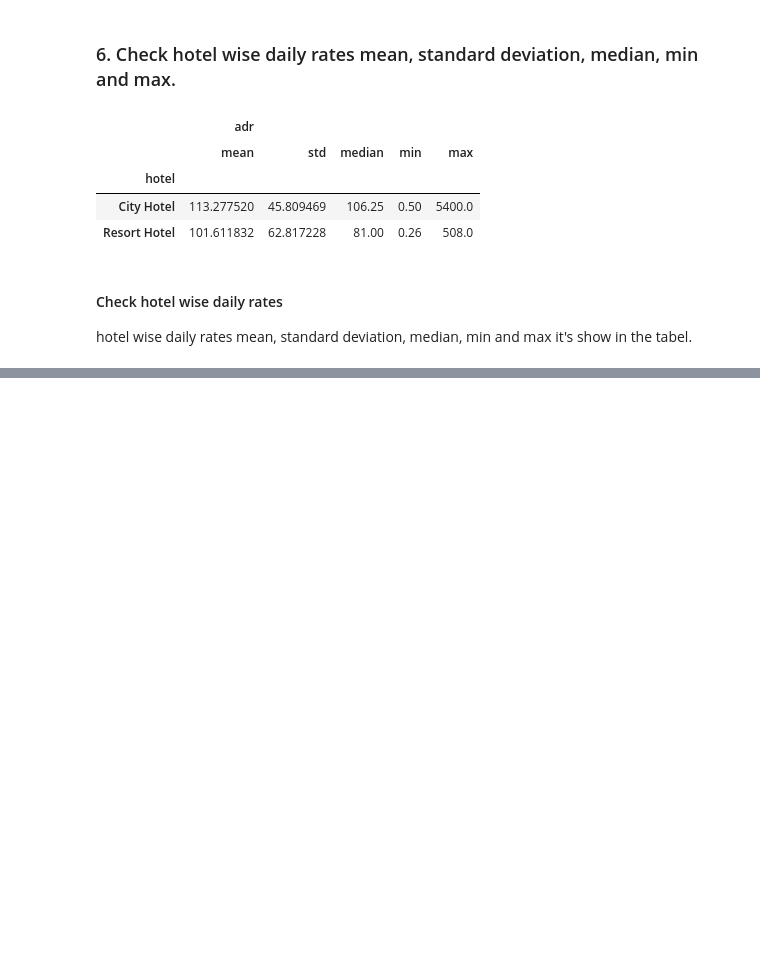
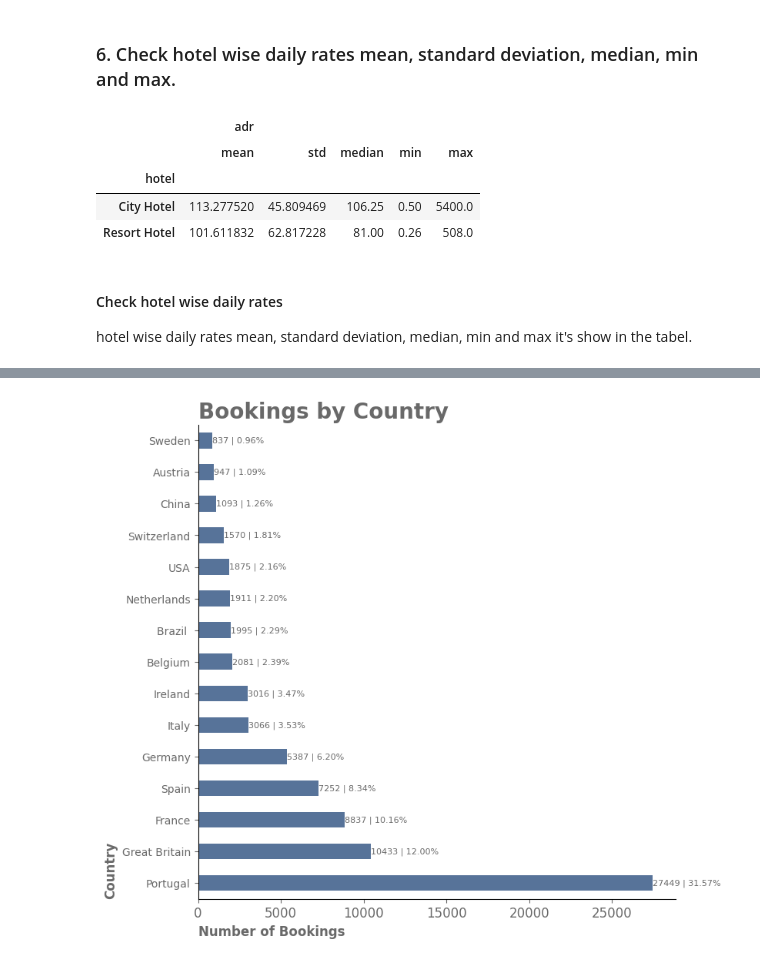
Before and after one commit to AliMSHGH/Hotel-_Bookings_Analysis, a Jupyter notebook: Hotel-_Bookings_Analysis.ipynb, the cells around one changed output, grey strips where cells are left out. Cells and saved outputs as stored; diff of their text form; code cells hidden in the pictures; blank space fills up the shorter version.

```diff
--- a/Hotel-_Bookings_Analysis.ipynb
+++ b/Hotel-_Bookings_Analysis.ipynb
@@ -1069,0 +1072,9 @@ hotel wise daily rates mean, standard deviation, median, min and max it's show i
+# %%
+different_contry= df.groupby(["country"],observed=False)\
+    .agg({"country" :  'count' })\
+        .rename({"country": "count_of_country"}, axis="columns")
+
+different_contry= different_contry.sort_values("count_of_country",ascending=False)
+
+different_contry_head_15= different_contry.head(15)
+different_contry_head_15
@@ -1069,0 +1099,27 @@ hotel wise daily rates mean, standard deviation, median, min and max it's show i
+# %%
+count_of_country= df["market_segment"].count()
+fig, ax = plt.subplots(figsize=(8, 8))
+different_contry_head_15_plt= different_contry_head_15.plot(kind='barh',ax=ax,  color='#577399',legend=False)
+
+labels_07 =['Portugal', 'Great Britain', 'France', 'Spain', 'Germany', 'Italy',
+             'Ireland', 'Belgium', 'Brazil ', 'Netherlands', 'USA', 'Switzerland','China','Austria','Sweden']
+
+for i in ax.containers:
+      ax.bar_label(i,fmt=lambda i: f'{i :1.0f} | {(i/count_of_country)*100 :1.2f}%',color='#696969', fontsize=8)
+
+ax.spines[["right", "top"]].set_visible(False)
+
+ax.tick_params(axis="x", colors='#696969', labelsize="large")
+ax.tick_params(axis="y", colors='#696969', labelsize="large")
+
+ax.set_yticks(range(0, 15), labels_07,rotation=0,fontsize=10)
+
+ax.set_xlabel('Number of Bookings',loc="left", weight="bold", fontsize=12, color="#696969")
+
+ax.set_ylabel('Country',loc="bottom", weight="bold",fontsize=12 ,color="#696969")
+
+ax.set_title('Bookings by Country', weight="bold",color='#696969', fontsize=20,loc="left")
+
+plt.show()
+# %% [output]
+[figure, added]
```
Also changed, not shown: parts of 5 cells of this notebook.
